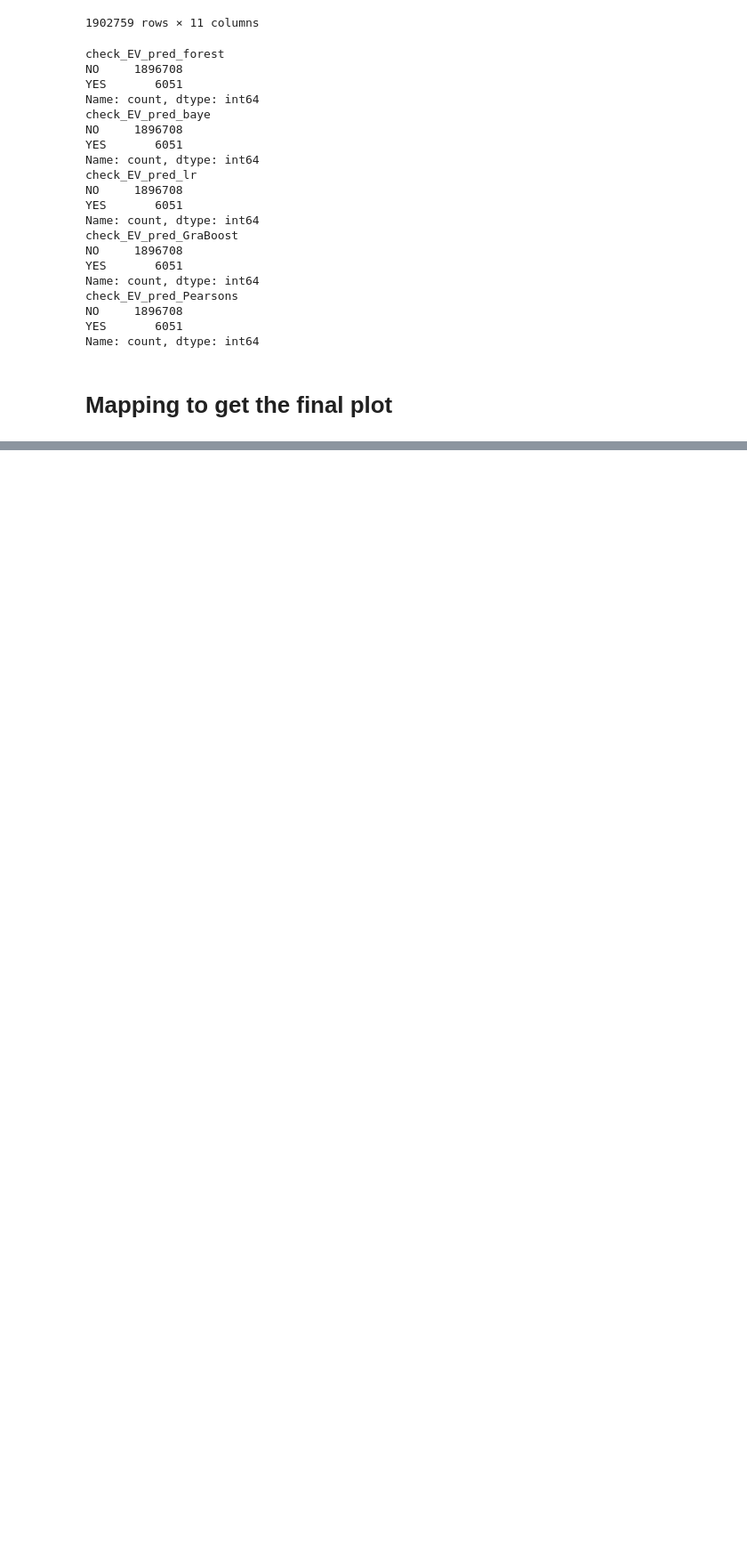
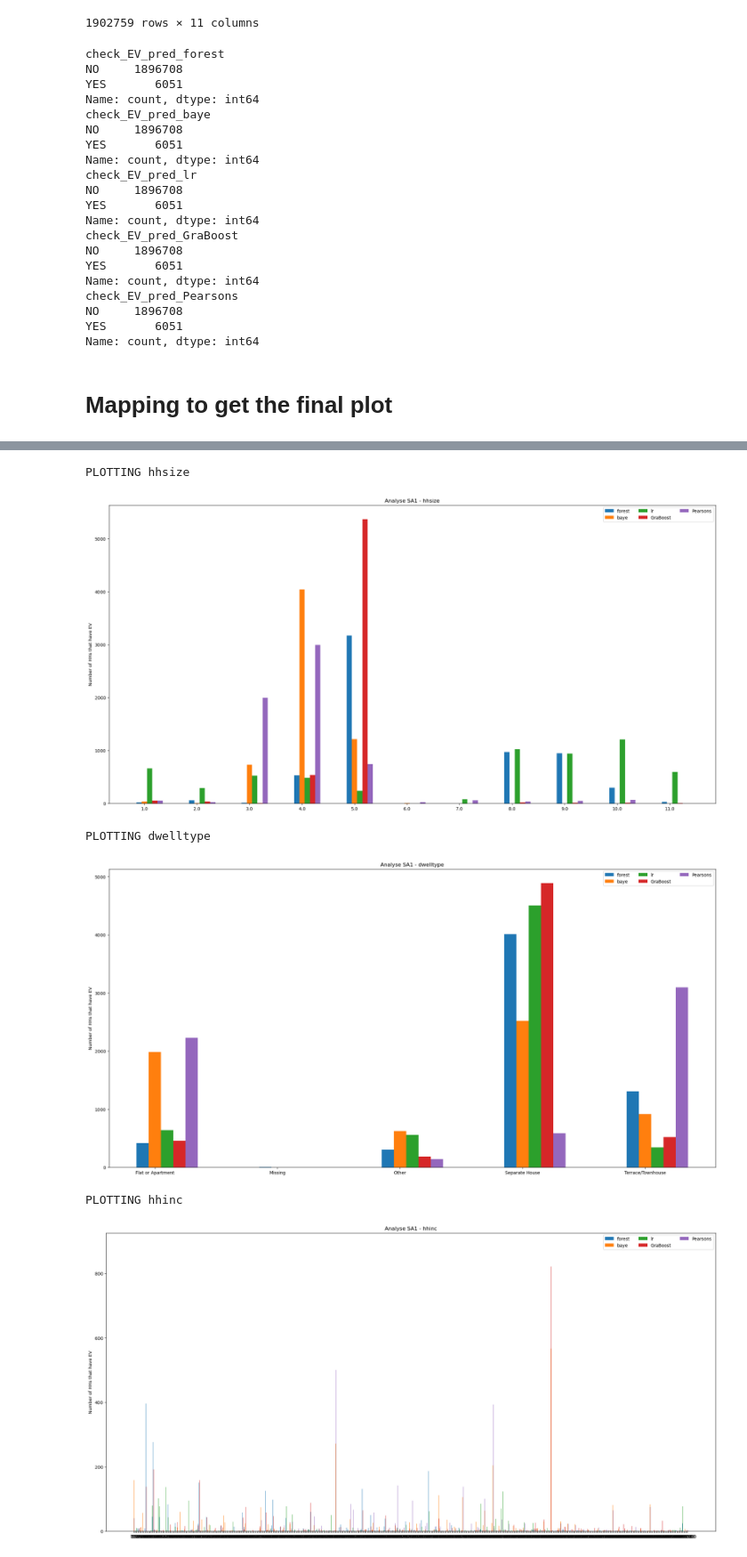
Before and after one commit to bobkatla/rhea, a Jupyter notebook: feature_select/run_analysis_sa1.ipynb, the cells around one changed output, grey strips where cells are left out. Shown at 89% size. Drawn from its saved outputs; the diff is of its cells as text; code cells hidden in the pictures; blank space fills up the shorter version.

```diff
--- a/feature_select/run_analysis_sa1.ipynb
+++ b/feature_select/run_analysis_sa1.ipynb
@@ -193,0 +249,52 @@ import matplotlib.pyplot as plt
+# %%
+def to_plot_mul_bars(dict_check, ls_methods, att):
+    print(f"PLOTTING {att}")
+    X_lab = df_all[att].unique()
+    X_lab.sort()
+    hold_val = {}
+
+    for method in ls_methods:
+        name_check = f"check_EV_pred_{method}"
+        series_counts = dict_check[name_check][att]
+        arr_val = []
+        for val in X_lab:
+            if val not in series_counts.index:
+                arr_val.append(0)
+            else:
+                arr_val.append(series_counts[val])
+        hold_val[method] = arr_val
+
+    x = np.arange(len(X_lab))  # the label locations
+    width = 0.1  # the width of the bars
+    multiplier = 0
+
+    fig, ax = plt.subplots(layout='constrained', figsize=(20, 10))
+
+    for attribute, counts in hold_val.items():
+        offset = width * multiplier
+        rects = ax.bar(x + offset, counts, width, label=attribute)
+        # ax.bar_label(rects, padding=3)
+        multiplier += 1
+
+    # Add some text for labels, title and custom x-axis tick labels, etc.
+    ax.set_ylabel('Number of HHs that have EV')
+    ax.set_title(f'Analyse {geo_lev} - {att}')
+    ax.set_xticks(x + width, X_lab)
+    ax.legend(loc='best', ncols=3)
+
+    plt.show()
+
+
+ls_methods = ["forest", "baye", "lr", "GraBoost", "Pearsons"]
+# %%
+ls_atts_pop = [x for x in df_ev_own.columns if "EV" not in x]
+# %%
+for att in ls_atts_pop:
+    to_plot_mul_bars(dict_counts_methods_atts, ls_methods, att)
+# %% [output]
+PLOTTING hhsize
+[figure, added]
+PLOTTING dwelltype
+[figure, added]
+PLOTTING hhinc
+[figure, added]
```
Also changed, not shown: parts of 10 cells of this notebook.
